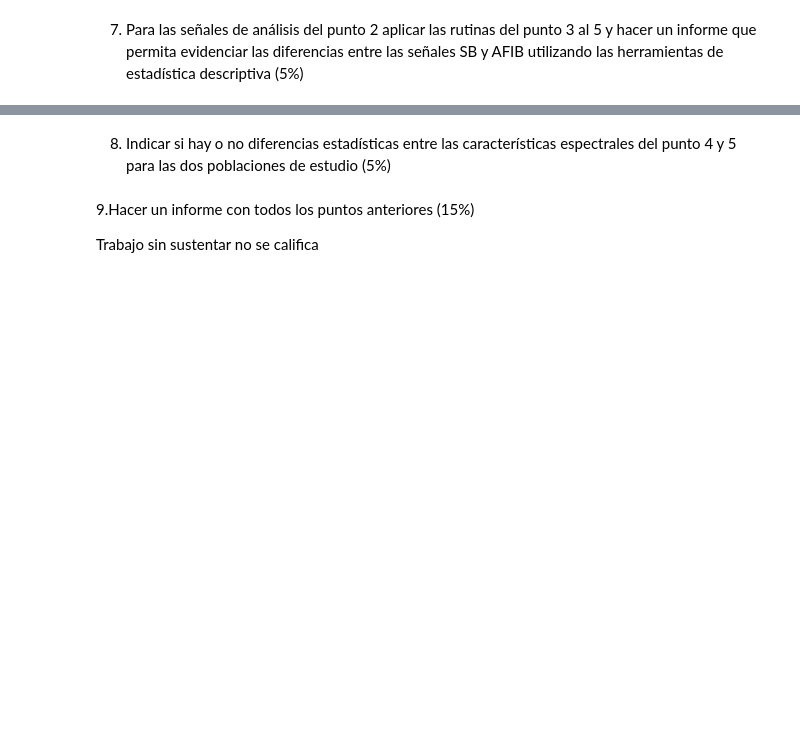
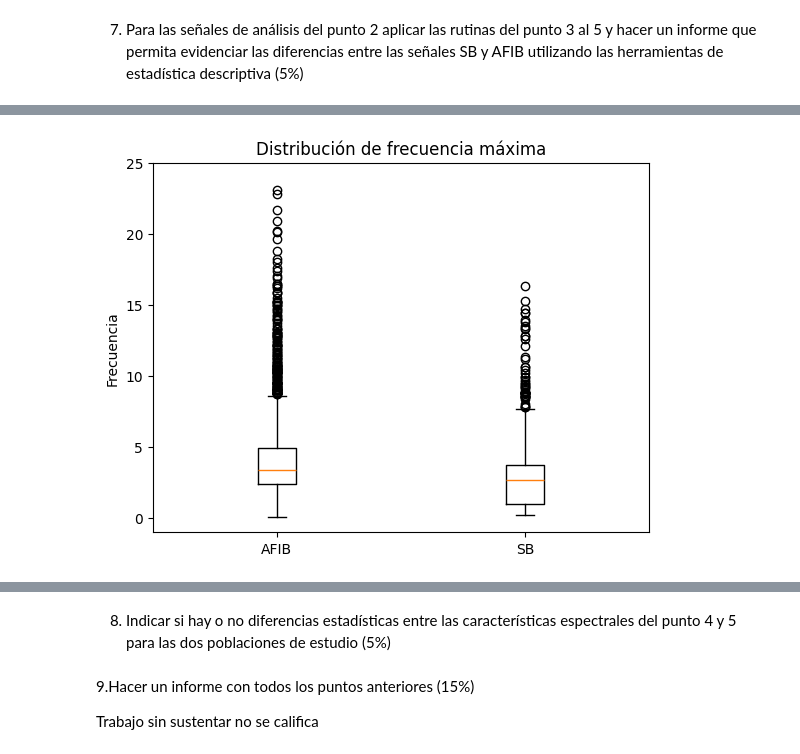
Before and after one commit to AndresBanquezBio/Biosenales, a Jupyter notebook: Proyectos/Proyecto_2/Proyecto2_AndresBanquez_MelinaVillada.ipynb, the cells around one changed output, grey strips where cells are left out. Saved outputs shown, nothing was run; the diff lists cells and outputs as text; code cells hidden in the pictures; blank space fills up the shorter version.

Commit message:
Optimización de código + datos.csv

```diff
--- a/Proyectos/Proyecto_2/Proyecto2_AndresBanquez_MelinaVillada.ipynb
+++ b/Proyectos/Proyecto_2/Proyecto2_AndresBanquez_MelinaVillada.ipynb
@@ -300,0 +266,3 @@ KeyboardInterrupt:
+# %%
+senal = pd.read_csv(os.path.join(os.getcwd(), 'datos.csv'))
+senal
@@ -300,0 +283,2 @@ KeyboardInterrupt:
+# %%
+a, b = senal.groupby('patologia')
@@ -300,0 +317,9 @@ KeyboardInterrupt:
+# %%
+plt.figure()
+plt.boxplot([a[1].MFrecuencia, b[1].MFrecuencia], labels = [a[0], b[0]])
+plt.ylabel('Frecuencia')
+plt.title('Distribución de frecuencia máxima')
+plt.ylim([-1, 25])
+plt.show()
+# %% [output]
+[figure, added]
```
Also changed, not shown: parts of 16 cells of this notebook, 1 other file.
